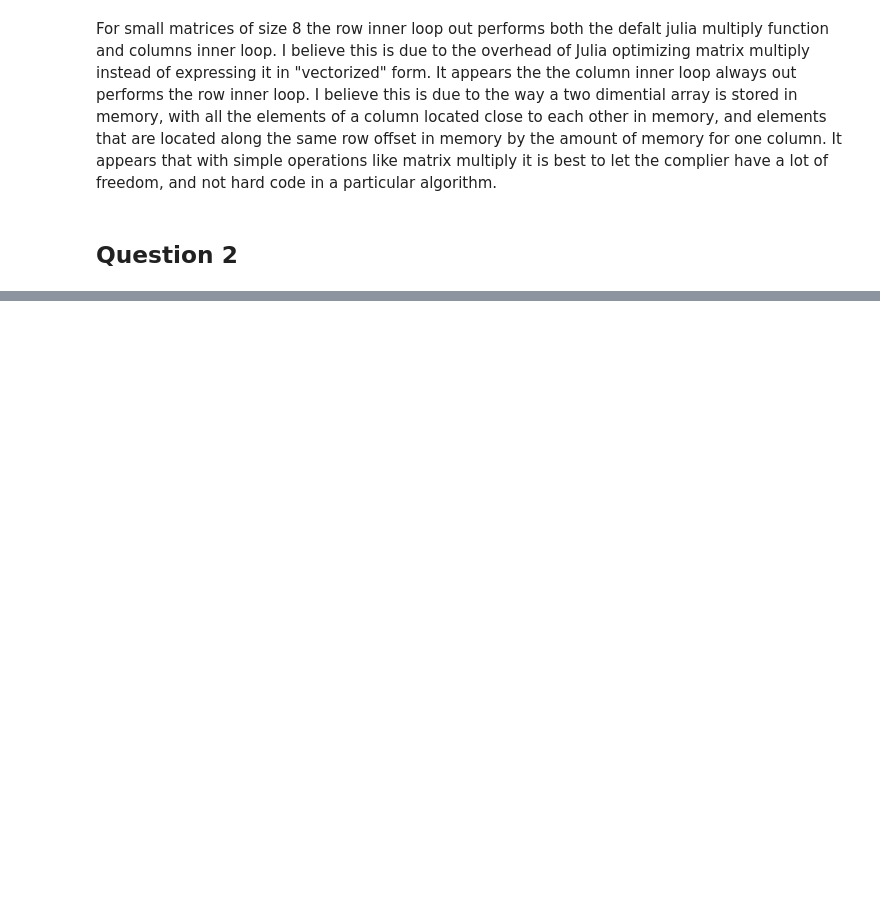
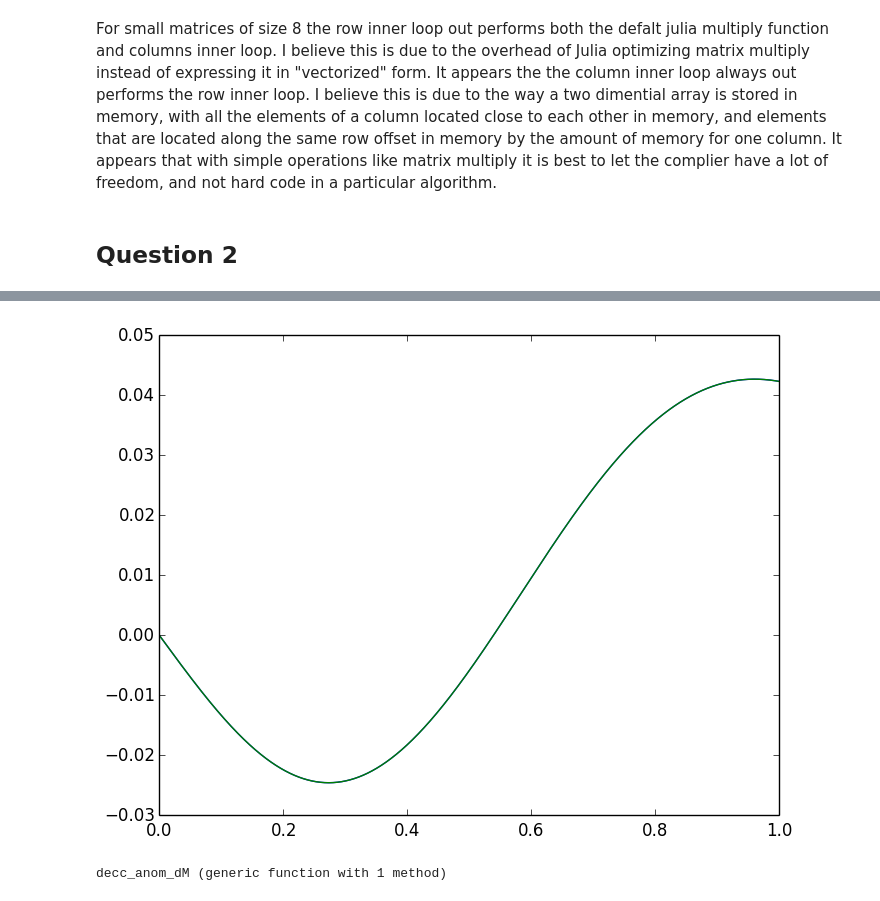
Before and after one commit to sennosays/HW5, a Jupyter notebook: HW5.ipynb, the cells around one changed output, grey strips where cells are left out. Drawn from its saved outputs; the diff is of its cells as text; code cells hidden in the pictures; blank space fills up the shorter version.

```diff
--- a/HW5.ipynb
+++ b/HW5.ipynb
@@ -67,0 +95,9 @@ y
+# %%
+n = 1000;
+lookup_time = 0.0;
+linear_table = make_table_linear(my_function,a,b,n);
+lookup_time = @elapsed(make_table_linear(my_function,a,b,n));
+# %%
+x = linspace(0,1,100000);
+function_time = @elapsed map(my_function,x);
+lookup_time += @elapsed lookup(linear_table,x);
@@ -67,0 +112,12 @@ y
+# %%
+y = map(my_function,x);
+lookup_y = lookup(linear_table,x);
+# %%
+plot(x,y);
+plot(x,lookup_y);
+# %% [output]
+[figure, added]
+# %%
+include("ecc_anom.jl")
+# %% [output]
+decc_anom_dM (generic function with 1 method)
```
Also changed, not shown: parts of 15 cells of this notebook, 2 other files.
